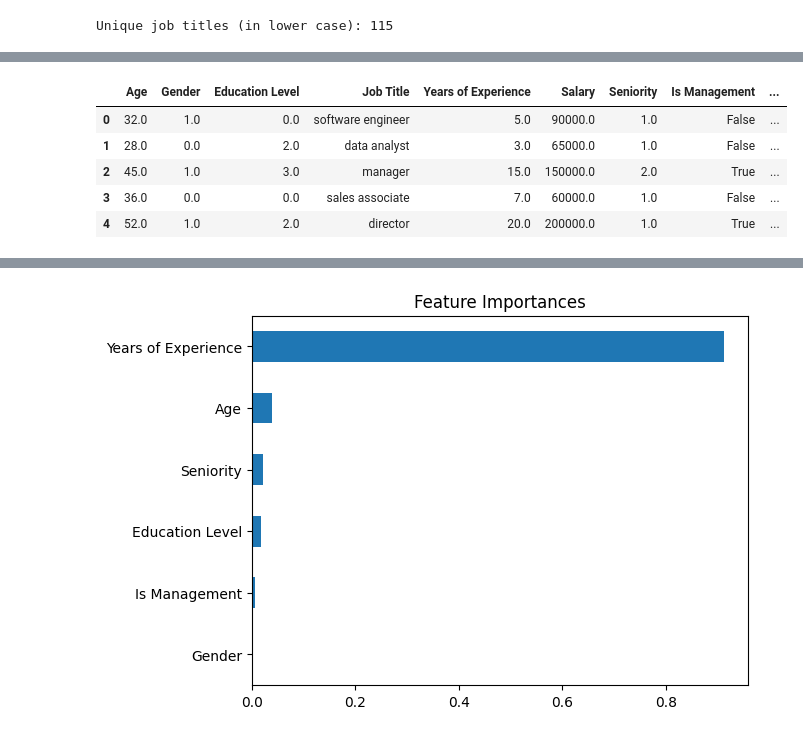
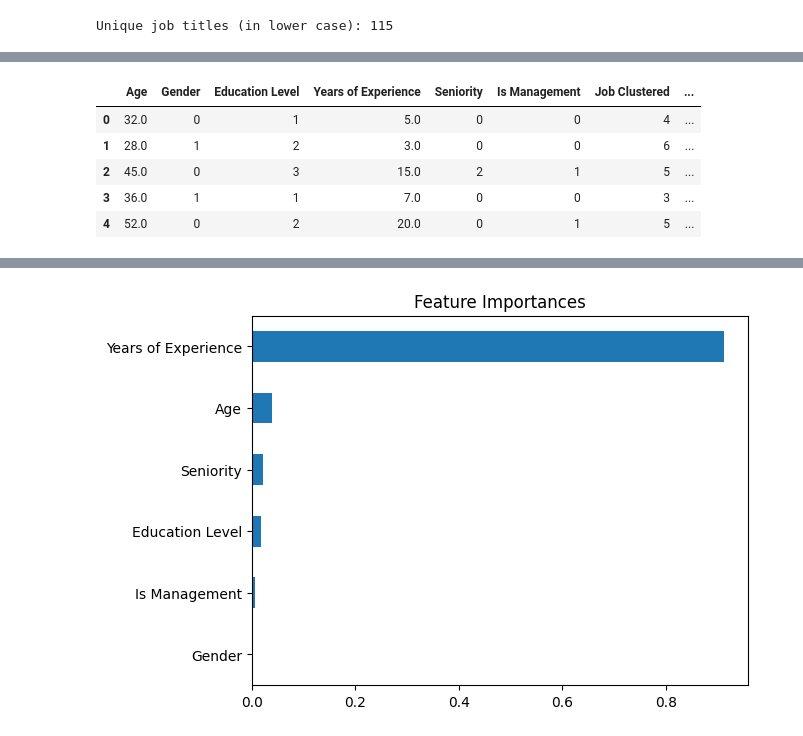
Before and after one commit to fedelimattia/O-ML-Project, a Jupyter notebook: notebook.ipynb, the cells around one changed output, grey strips where cells are left out. Drawn from its saved outputs; the diff is of its cells as text; code cells hidden in the pictures.

```diff
--- a/notebook.ipynb
+++ b/notebook.ipynb
@@ -515,16 +493,0 @@ plt.show()
-# %%
-def print_top_terms_per_cluster(kmeans, vectorizer, n_terms=10):
-    terms = np.array(vectorizer.get_feature_names_out())
-    centers = kmeans.cluster_centers_
-
-    for i, center in enumerate(centers):
-        top_indices = center.argsort()[::-1][:n_terms]
-        top_terms = terms[top_indices]
-        print(f"\nCluster {i}:")
-        print("  " + ", ".join(top_terms))
-
-# Ricorda: questo funziona solo se usi .fit (non .fit_predict) su KMeans
-kmeans = KMeans(n_clusters=7)
-kmeans.fit(X)  # Usa X già generato dal TfidfVectorizer
-
-print_top_terms_per_cluster(kmeans, vectorizer, n_terms=5)
@@ -610,63 +550,25 @@ Cluster 9:
 # %%
-from sklearn.metrics import mean_squared_error, r2_score
-from sklearn.ensemble import RandomForestRegressor
-from sklearn.preprocessing import OrdinalEncoder
-import matplotlib.pyplot as plt
+# Mapping categorical features into numbers
+df_prediction = df_clean.copy()
 
-# Colonne categoriche da codificare
-cat_cols = ["Gender", "Education Level", "Seniority", "Job Clustered"]
-enc = OrdinalEncoder(handle_unknown="use_encoded_value", unknown_value=-1)
-df_prediction[cat_cols] = enc.fit_transform(df_prediction[cat_cols])
+mapping_gender = {"Male": 0, "Female": 1}
+mapping_education = {"High School": 0, "Bachelor's Degree": 1, "Master's Degree": 2, "PhD": 3}
+mapping_seniority = {"None": 0, "Junior": 1, "Senior": 2}
+mapping_management = {False: 0, True: 1}
 
-# Colonne numeriche + codificate
-features = ["Age", "Gender", "Education Level", "Years of Experience", "Seniority", "Is Management", "Job Clustered"]
-target = "Salary"
+df_prediction["Gender"] = df_clean["Gender"].map(mapping_gender)
+df_prediction["Education Level"] = df_clean["Education Level"].map(mapping_education)
+df_prediction["Seniority"] = df_clean["Seniority"].map(mapping_seniority)
+df_prediction["Is Management"] = df_clean["Is Management"].map(mapping_management)
 
-# Split train/test
-X_train, X_test, y_train, y_test = train_test_split(df_prediction[features], df_prediction[target], test_size=0.2, random_state=42)
+# Remove job title column
+df_prediction.drop("Job Title", axis=1, inplace=True)
 
-model = RandomForestRegressor(random_state=42, n_estimators=5)
-model.fit(X_train, y_train)
-
-
-print("trees", model.get_params())
-print("On the test set:")
-y_pred = model.predict(X_test)
-mse = mean_squared_error(y_test, y_pred)
-r2 = r2_score(y_test, y_pred)
-
-print(f"Mean Squared Error: {mse:.2f}")
-print(f"R² Score: {r2:.2f}")
-
-
-print("\n\nOn the train set:")
-y_pred_train = model.predict(X_train)
-mse = mean_squared_error(y_train, y_pred_train)
-r2 = r2_score(y_train, y_pred_train)
-
-print(f"Mean Squared Error: {mse:.2f}")
-print(f"R² Score: {r2:.2f}")
-
-
-plt.figure(figsize=(8, 6))
-plt.scatter(y_test, y_pred, alpha=0.6, color='royalblue', edgecolor='k')
-plt.xlabel("Actual Salary")
-plt.ylabel("Predicted Salary")
-plt.title("Test Set: Actual vs Predicted Salary")
-plt.grid(True)
-plt.tight_layout()
-plt.show()
-
-
-plt.figure(figsize=(8, 6))
-plt.scatter(y_train, y_pred_train, alpha=0.6, color='royalblue', edgecolor='k')
-plt.xlabel("Actual Salary")
-plt.ylabel("Predicted Salary")
-plt.title("Train Set: Actual vs Predicted Salary")
-plt.grid(True)
-plt.tight_layout()
-plt.show()
+# Put Salary as last column
+salary = df_prediction.pop('Salary')
+df_prediction['Salary'] = salary
 
 
 df_prediction.head()
+# df_to_latex(df_prediction, num_rows=5, caption="Final dataset")
 # %% [output]
@@ -684,6 +575,6 @@ R² Score: 0.97
-|  | Age | Gender | Education Level | Job Title | Years of Experience | Salary | Seniority | Is Management | ... |
-| 0 | 32.0 | 1.0 | 0.0 | software engineer | 5.0 | 90000.0 | 1.0 | False | ... |
-| 1 | 28.0 | 0.0 | 2.0 | data analyst | 3.0 | 65000.0 | 1.0 | False | ... |
-| 2 | 45.0 | 1.0 | 3.0 | manager | 15.0 | 150000.0 | 2.0 | True | ... |
-| 3 | 36.0 | 0.0 | 0.0 | sales associate | 7.0 | 60000.0 | 1.0 | False | ... |
-| 4 | 52.0 | 1.0 | 2.0 | director | 20.0 | 200000.0 | 1.0 | True | ... |
+|  | Age | Gender | Education Level | Years of Experience | Seniority | Is Management | Job Clustered | ... |
+| 0 | 32.0 | 0 | 1 | 5.0 | 0 | 0 | 4 | ... |
+| 1 | 28.0 | 1 | 2 | 3.0 | 0 | 0 | 6 | ... |
+| 2 | 45.0 | 0 | 3 | 15.0 | 2 | 1 | 5 | ... |
+| 3 | 36.0 | 1 | 1 | 7.0 | 0 | 0 | 3 | ... |
+| 4 | 52.0 | 0 | 2 | 20.0 | 0 | 1 | 5 | ... |
```
Also changed, not shown: parts of 12 cells of this notebook, 7 other files.
